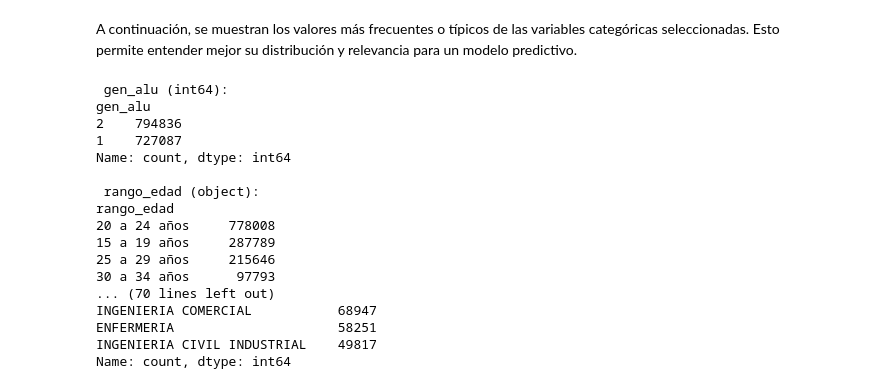
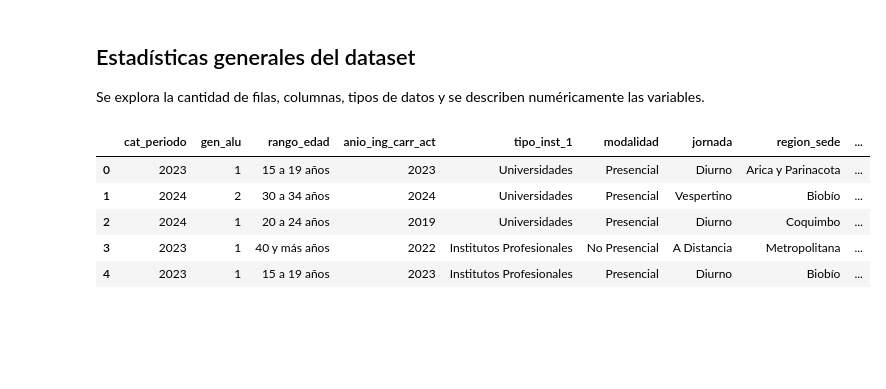
Before and after one commit to evegat/usm2025-1-dip-ia-edu-v2-evegat, a Jupyter notebook: Proyecto/03analisis.ipynb, the cells around one changed output. Saved outputs shown, nothing was run; the diff lists cells and outputs as text; code cells hidden in the pictures; blank space fills up the shorter version.

```diff
--- a/Proyecto/03analisis.ipynb
+++ b/Proyecto/03analisis.ipynb
@@ -65,32 +20,13 @@ Las siguientes variables fueron seleccionadas por su relevancia para el análisi
-# %% [markdown]
-A continuación, se muestran los valores más frecuentes o típicos de las variables categóricas seleccionadas. Esto permite entender mejor su distribución y relevancia para un modelo predictivo.
-# %%
-# Columnas categóricas a analizar
-columnas_interes = [
-    'gen_alu', 'rango_edad', 'region_sede', 'tipo_inst_1',
-    'modalidad', 'jornada', 'nivel_carrera_1', 'requisito_ingreso',
-    'acreditada_carr', 'forma_ingreso', 'nomb_carrera'
-]
-
-# Mostrar valores únicos más frecuentes por columna
-for col in columnas_interes:
-    print(f"\n {col} ({df[col].dtype}):")
-    print(df[col].value_counts().head(5))
-# %% [output]
- gen_alu (int64):
-gen_alu
-2    794836
-1    727087
-Name: count, dtype: int64
-
- rango_edad (object):
-rango_edad
-20 a 24 años     778008
-15 a 19 años     287789
-25 a 29 años     215646
-30 a 34 años      97793
-... (70 lines left out)
-INGENIERIA COMERCIAL           68947
-ENFERMERIA                     58251
-INGENIERIA CIVIL INDUSTRIAL    49817
-Name: count, dtype: int64
+# %% [markdown]
+## Estadísticas generales del dataset
+
+Se explora la cantidad de filas, columnas, tipos de datos y se describen numéricamente las variables.
+# %%
+df.head()
+# %% [output]
+|  | cat_periodo | gen_alu | rango_edad | anio_ing_carr_act | tipo_inst_1 | modalidad | jornada | region_sede | ... |
+| 0 | 2023 | 1 | 15 a 19 años | 2023 | Universidades | Presencial | Diurno | Arica y Parinacota | ... |
+| 1 | 2024 | 2 | 30 a 34 años | 2024 | Universidades | Presencial | Vespertino | Biobío | ... |
+| 2 | 2024 | 1 | 20 a 24 años | 2019 | Universidades | Presencial | Diurno | Coquimbo | ... |
+| 3 | 2023 | 1 | 40 y más años | 2022 | Institutos Profesionales | No Presencial | A Distancia | Metropolitana | ... |
+| 4 | 2023 | 1 | 15 a 19 años | 2023 | Institutos Profesionales | Presencial | Diurno | Biobío | ... |
```
Also changed, not shown: parts of 21 cells of this notebook.
